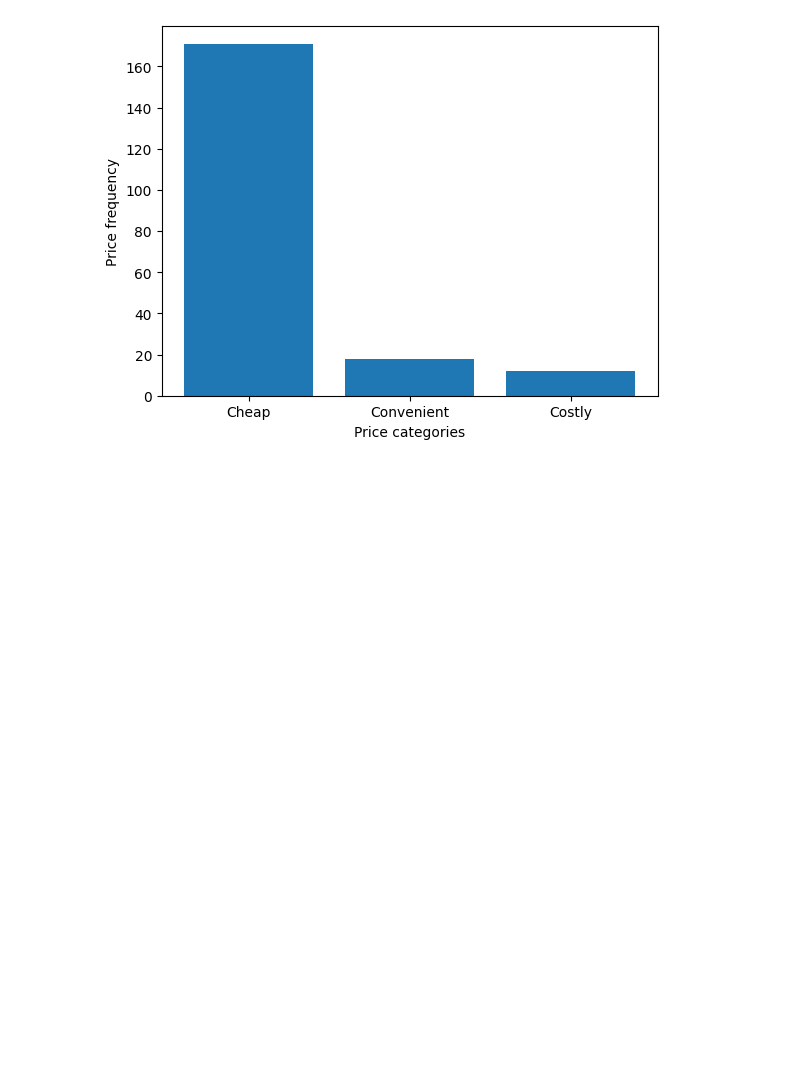
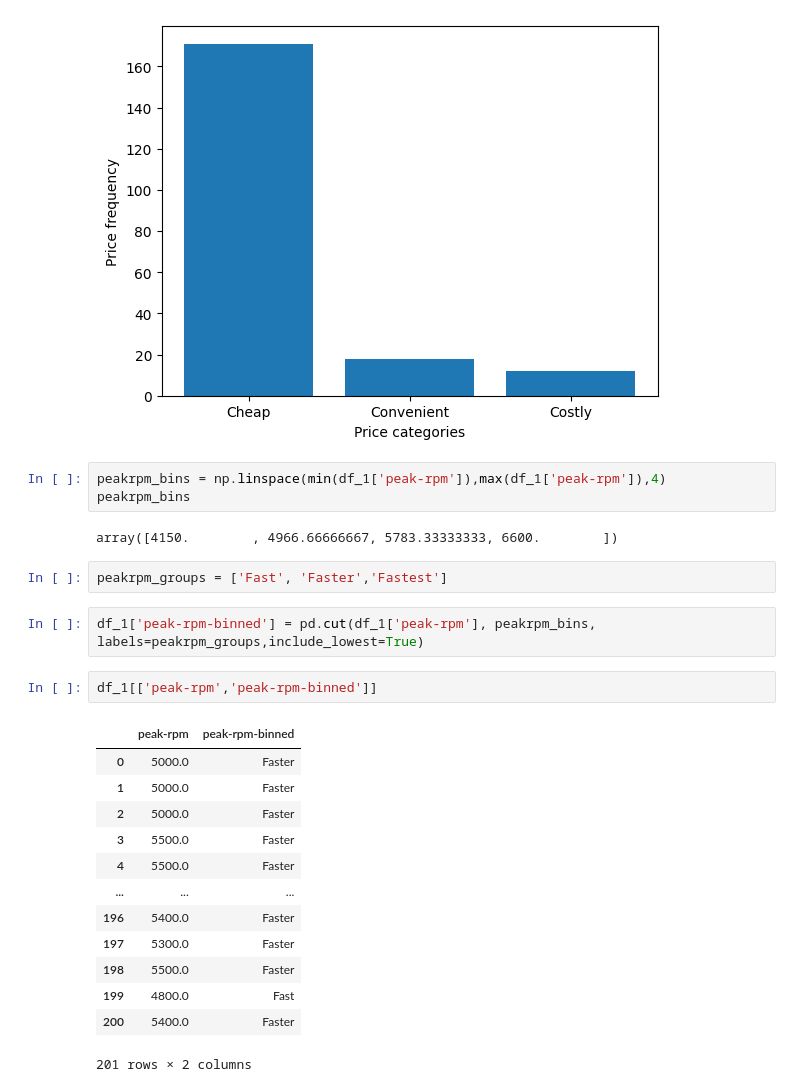
Before and after one commit to Namir50/Data-Science-Machine-learning-tutorial, a Jupyter notebook: Data Preprocessing/5_data_formatting _and_binning.ipynb, the cells around one changed output. Saved outputs shown, nothing was run; the diff lists cells and outputs as text; blank space fills up the shorter version.

```diff
--- a/Data Preprocessing/5_data_formatting _and_binning.ipynb
+++ b/Data Preprocessing/5_data_formatting _and_binning.ipynb
@@ -153,3 +153,28 @@ plt.ylabel("Price frequency")
 # %% [output]
 Text(0, 0.5, 'Price frequency')
 [figure]
+# %%
+peakrpm_bins = np.linspace(min(df_1['peak-rpm']),max(df_1['peak-rpm']),4)
+peakrpm_bins
+# %% [output]
+array([4150.        , 4966.66666667, 5783.33333333, 6600.        ])
+# %%
+peakrpm_groups = ['Fast', 'Faster','Fastest']
+# %%
+df_1['peak-rpm-binned'] = pd.cut(df_1['peak-rpm'], peakrpm_bins, labels=peakrpm_groups,include_lowest=True)
+# %%
+df_1[['peak-rpm','peak-rpm-binned']]
+# %% [output]
+|  | peak-rpm | peak-rpm-binned |
+| 0 | 5000.0 | Faster |
+| 1 | 5000.0 | Faster |
+| 2 | 5000.0 | Faster |
+| 3 | 5500.0 | Faster |
+| 4 | 5500.0 | Faster |
+| ... | ... | ... |
+| 196 | 5400.0 | Faster |
+| 197 | 5300.0 | Faster |
+| 198 | 5500.0 | Faster |
+| 199 | 4800.0 | Fast |
+| 200 | 5400.0 | Faster |
+201 rows × 2 columns
```
Also changed, not shown: parts of 2 cells of this notebook.
